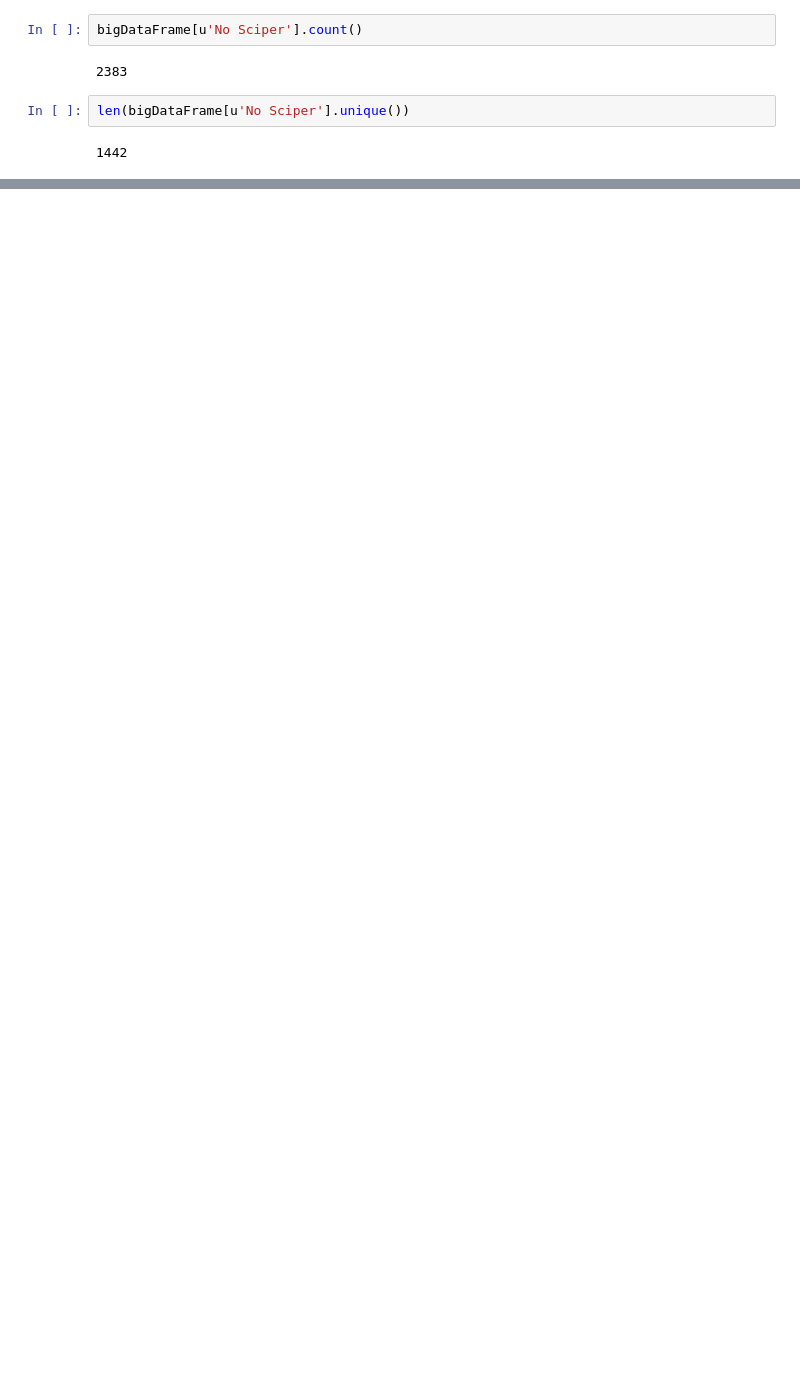
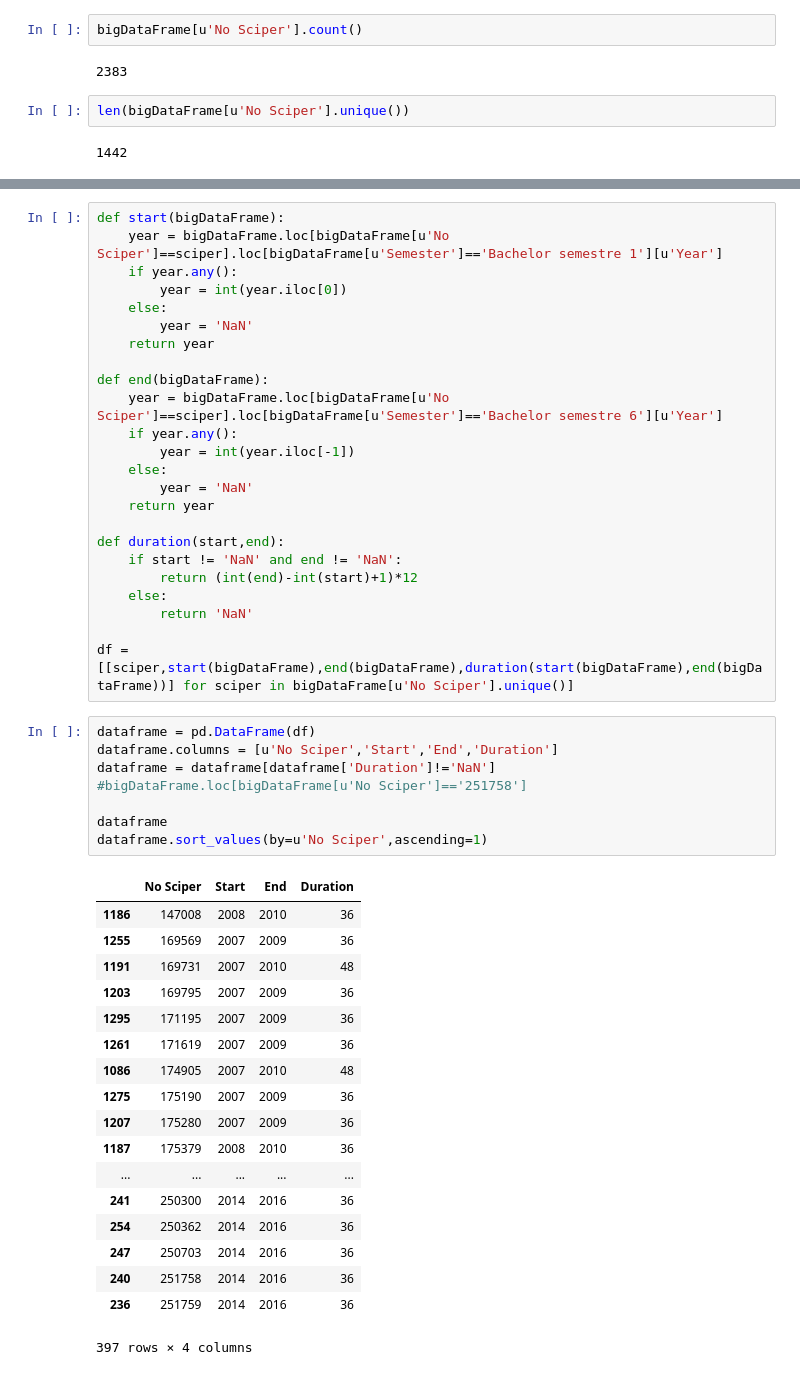
Before and after one commit to meryemmhamdi1/Gokcen_Meryem_Riyadh_ADA, a Jupyter notebook: 02 - Data from the Web/DataFromTheWeb.ipynb, the cells around one changed output, grey strips where cells are left out. Drawn from its saved outputs; the diff is of its cells as text; blank space fills up the shorter version.

```diff
--- a/02 - Data from the Web/DataFromTheWeb.ipynb
+++ b/02 - Data from the Web/DataFromTheWeb.ipynb
@@ -231,0 +255,51 @@ filtered.groupby('gender').apply(lambda x: x.describe())
+# %%
+def start(bigDataFrame):
+    year = bigDataFrame.loc[bigDataFrame[u'No Sciper']==sciper].loc[bigDataFrame[u'Semester']=='Bachelor semestre 1'][u'Year']
+    if year.any():
+        year = int(year.iloc[0])
+    else:
+        year = 'NaN'
+    return year
+
+def end(bigDataFrame):
+    year = bigDataFrame.loc[bigDataFrame[u'No Sciper']==sciper].loc[bigDataFrame[u'Semester']=='Bachelor semestre 6'][u'Year']
+    if year.any():
+        year = int(year.iloc[-1])
+    else:
+        year = 'NaN'
+    return year
+
+def duration(start,end):
+    if start != 'NaN' and end != 'NaN':
+        return (int(end)-int(start)+1)*12
+    else:
+        return 'NaN'
+
+df = [[sciper,start(bigDataFrame),end(bigDataFrame),duration(start(bigDataFrame),end(bigDataFrame))] for sciper in bigDataFrame[u'No Sciper'].unique()]
+# %%
+dataframe = pd.DataFrame(df)
+dataframe.columns = [u'No Sciper','Start','End','Duration']
+dataframe = dataframe[dataframe['Duration']!='NaN']
+#bigDataFrame.loc[bigDataFrame[u'No Sciper']=='251758']
+
+dataframe
+dataframe.sort_values(by=u'No Sciper',ascending=1)
+# %% [output]
+|  | No Sciper | Start | End | Duration |
+| 1186 | 147008 | 2008 | 2010 | 36 |
+| 1255 | 169569 | 2007 | 2009 | 36 |
+| 1191 | 169731 | 2007 | 2010 | 48 |
+| 1203 | 169795 | 2007 | 2009 | 36 |
+| 1295 | 171195 | 2007 | 2009 | 36 |
+| 1261 | 171619 | 2007 | 2009 | 36 |
+| 1086 | 174905 | 2007 | 2010 | 48 |
+| 1275 | 175190 | 2007 | 2009 | 36 |
+| 1207 | 175280 | 2007 | 2009 | 36 |
+| 1187 | 175379 | 2008 | 2010 | 36 |
+| ... | ... | ... | ... | ... |
+| 241 | 250300 | 2014 | 2016 | 36 |
+| 254 | 250362 | 2014 | 2016 | 36 |
+| 247 | 250703 | 2014 | 2016 | 36 |
+| 240 | 251758 | 2014 | 2016 | 36 |
+| 236 | 251759 | 2014 | 2016 | 36 |
+397 rows × 4 columns
```
Also changed, not shown: parts of 11 cells of this notebook.
